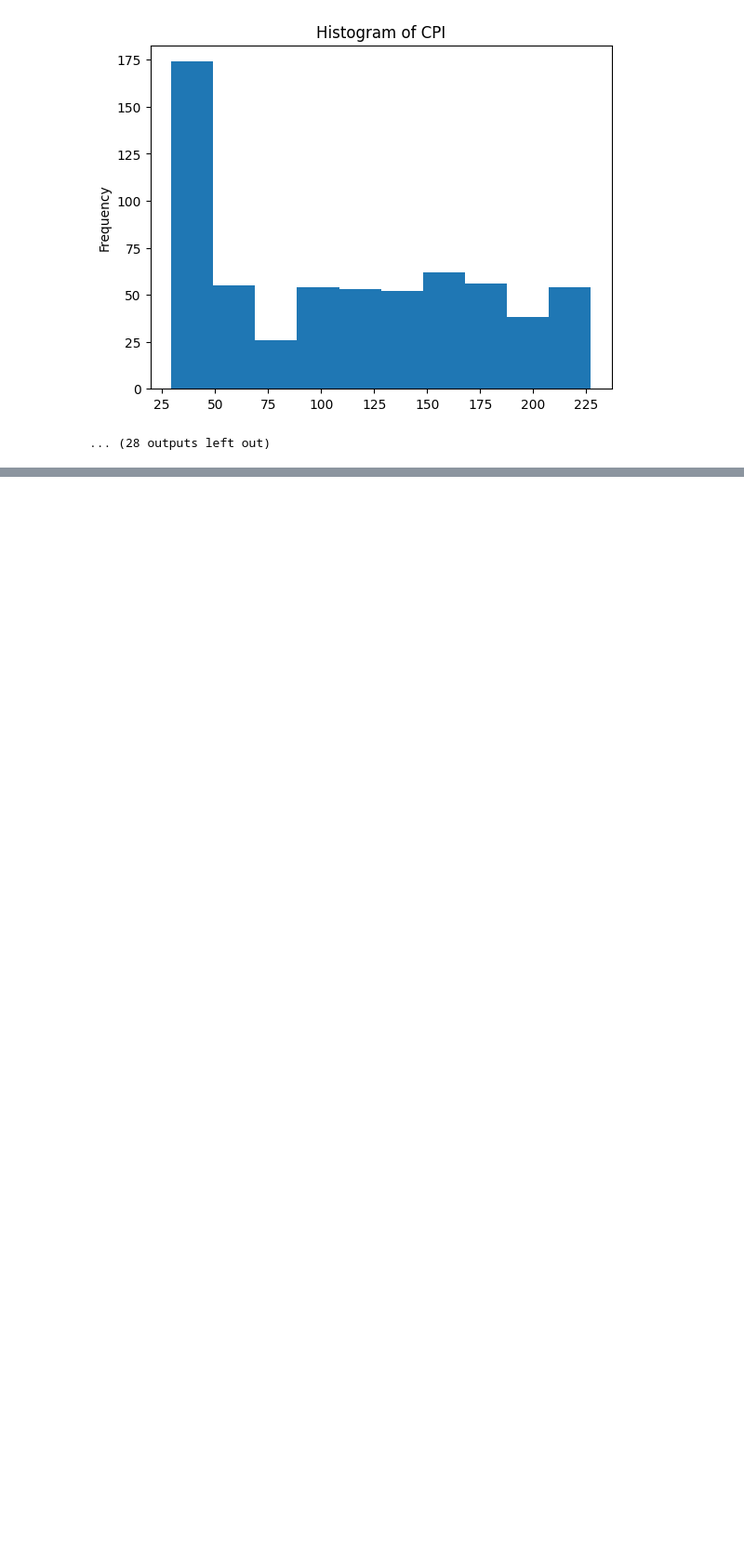
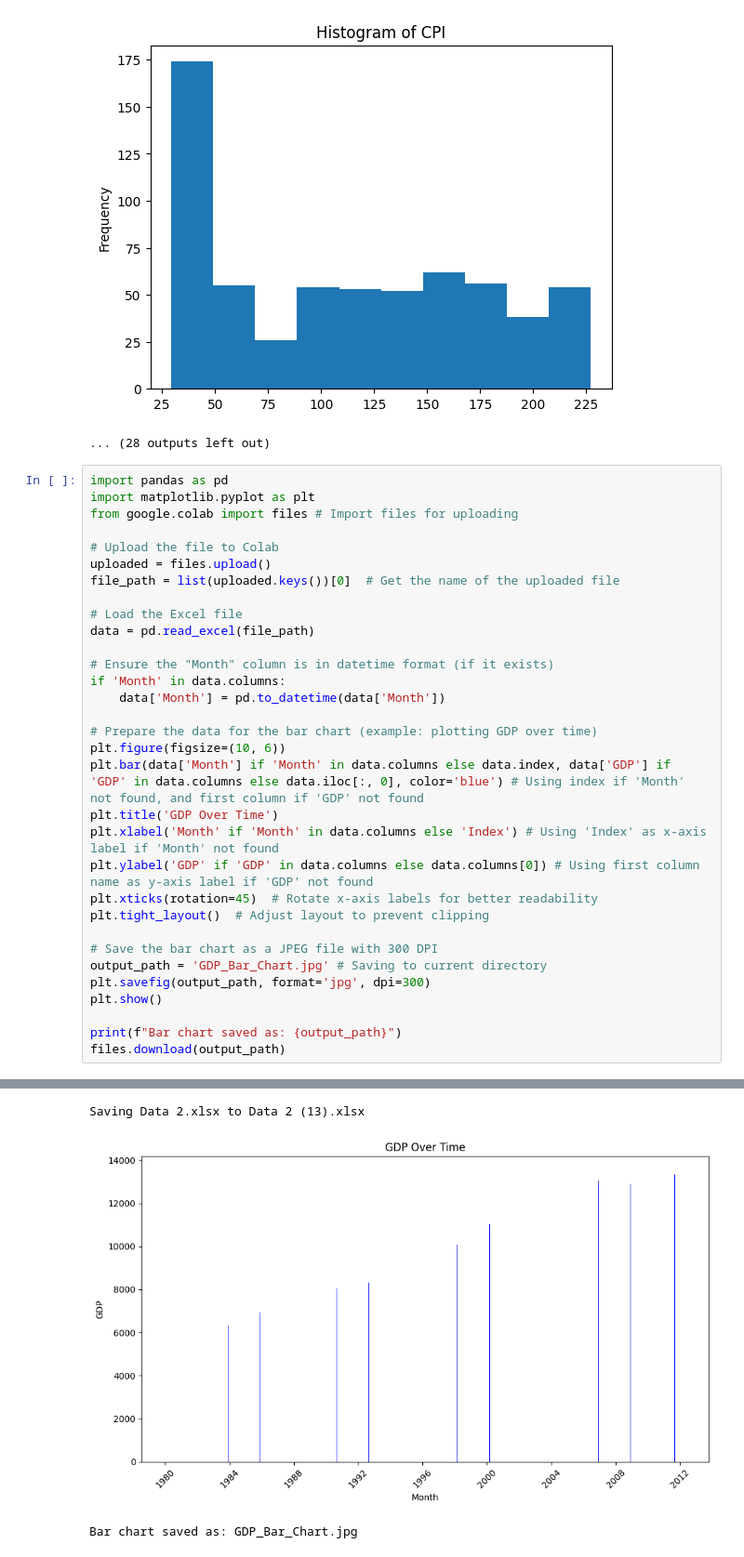
Before and after one commit to NanaShi929/GBS_Winter_School, a Jupyter notebook: GBS_Winter_School.ipynb, the cells around one changed output, grey strips where cells are left out. Shown at 93% size. Drawn from its saved outputs; the diff is of its cells as text; blank space fills up the shorter version.

```diff
--- a/GBS_Winter_School.ipynb
+++ b/GBS_Winter_School.ipynb
@@ -759,3 +759,36 @@ Successfully uploaded and read: Data 3 (3).xlsx
 [figure]
 [figure]
 ... (28 outputs left out)
+# %%
+import pandas as pd
+import matplotlib.pyplot as plt
+from google.colab import files # Import files for uploading
+
+# Upload the file to Colab
+uploaded = files.upload()
+file_path = list(uploaded.keys())[0]  # Get the name of the uploaded file
+
+# Load the Excel file
+data = pd.read_excel(file_path)
+
+# Ensure the "Month" column is in datetime format (if it exists)
+if 'Month' in data.columns:
+    data['Month'] = pd.to_datetime(data['Month'])
+
+# Prepare the data for the bar chart (example: plotting GDP over time)
+plt.figure(figsize=(10, 6))
+plt.bar(data['Month'] if 'Month' in data.columns else data.index, data['GDP'] if 'GDP' in data.columns else data.iloc[:, 0], color='blue') # Using index if 'Month' not found, and first column if 'GDP' not found
+plt.title('GDP Over Time')
+plt.xlabel('Month' if 'Month' in data.columns else 'Index') # Using 'Index' as x-axis label if 'Month' not found
+plt.ylabel('GDP' if 'GDP' in data.columns else data.columns[0]) # Using first column name as y-axis label if 'GDP' not found
+plt.xticks(rotation=45)  # Rotate x-axis labels for better readability
+plt.tight_layout()  # Adjust layout to prevent clipping
+
+# Save the bar chart as a JPEG file with 300 DPI
+output_path = 'GDP_Bar_Chart.jpg' # Saving to current directory
+plt.savefig(output_path, format='jpg', dpi=300)
+plt.show()
+
+print(f"Bar chart saved as: {output_path}")
+files.download(output_path)
+# %% [output]
@@ -761,0 +796,3 @@ Successfully uploaded and read: Data 3 (3).xlsx
+Saving Data 2.xlsx to Data 2 (13).xlsx
+[figure, added]
+Bar chart saved as: GDP_Bar_Chart.jpg
```
Also changed, not shown: parts of 1 cell of this notebook.
